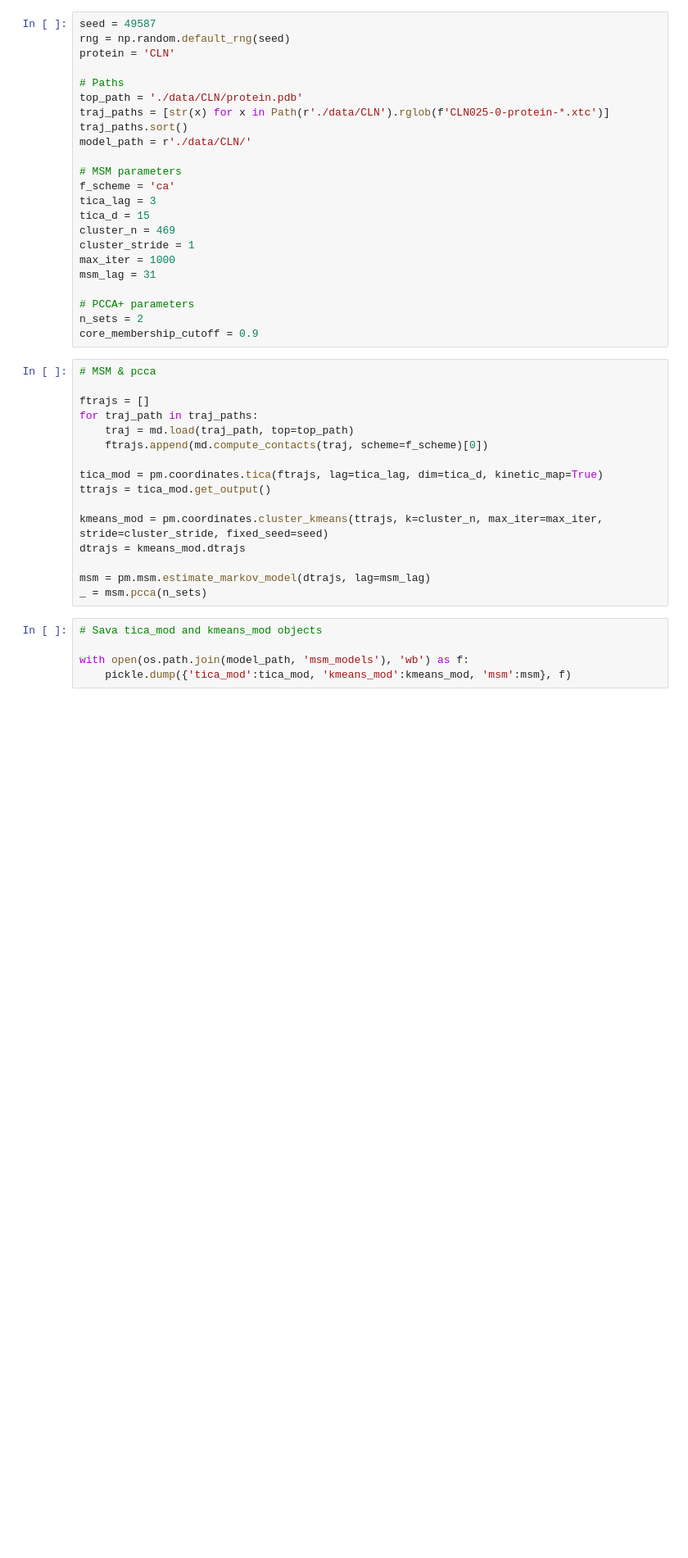
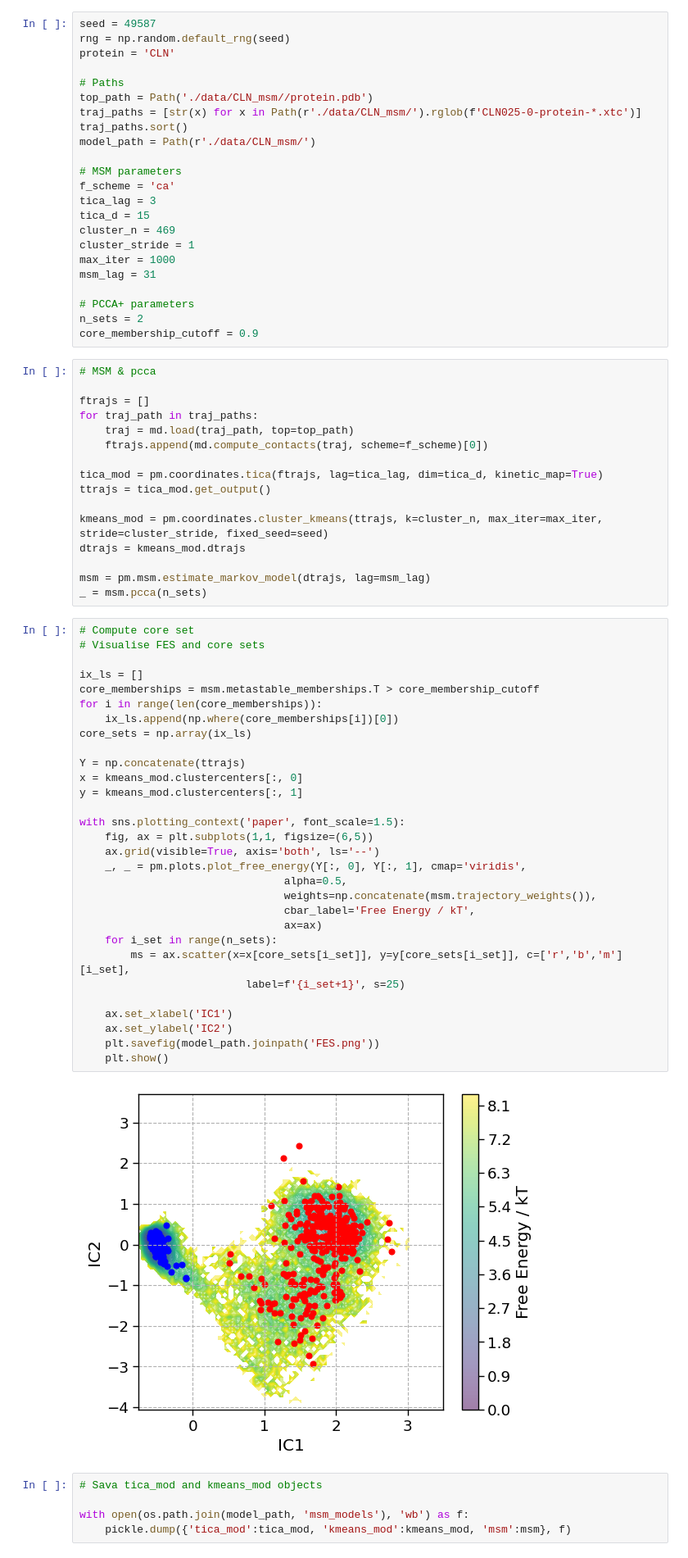
Before and after one commit to meyresearch/tps, a Jupyter notebook: make_msm.ipynb, the cells around one changed output. Shown at 82% size. Drawn from its saved outputs; the diff is of its cells as text; blank space fills up the shorter version.

```diff
--- a/make_msm.ipynb
+++ b/make_msm.ipynb
@@ -14,10 +18,10 @@ rng = np.random.default_rng(seed)
 protein = 'CLN'
 
 # Paths
-top_path = './data/CLN/protein.pdb'
-traj_paths = [str(x) for x in Path(r'./data/CLN').rglob(f'CLN025-0-protein-*.xtc')]
+top_path = Path('./data/CLN_msm//protein.pdb')
+traj_paths = [str(x) for x in Path(r'./data/CLN_msm/').rglob(f'CLN025-0-protein-*.xtc')]
 traj_paths.sort()
-model_path = r'./data/CLN/'
+model_path = Path(r'./data/CLN_msm/')
 
 # MSM parameters
 f_scheme = 'ca'
@@ -47,6 +51,38 @@ dtrajs = kmeans_mod.dtrajs
 
 msm = pm.msm.estimate_markov_model(dtrajs, lag=msm_lag)
 _ = msm.pcca(n_sets)
+# %%
+# Compute core set
+# Visualise FES and core sets
+
+ix_ls = []
+core_memberships = msm.metastable_memberships.T > core_membership_cutoff
+for i in range(len(core_memberships)):
+    ix_ls.append(np.where(core_memberships[i])[0])
+core_sets = np.array(ix_ls)
+
+Y = np.concatenate(ttrajs)
+x = kmeans_mod.clustercenters[:, 0]
+y = kmeans_mod.clustercenters[:, 1]
+
+with sns.plotting_context('paper', font_scale=1.5):
+    fig, ax = plt.subplots(1,1, figsize=(6,5))
+    ax.grid(visible=True, axis='both', ls='--')
+    _, _ = pm.plots.plot_free_energy(Y[:, 0], Y[:, 1], cmap='viridis',
+                                alpha=0.5,
+                                weights=np.concatenate(msm.trajectory_weights()),
+                                cbar_label='Free Energy / kT',
+                                ax=ax)
+    for i_set in range(n_sets):
+        ms = ax.scatter(x=x[core_sets[i_set]], y=y[core_sets[i_set]], c=['r','b','m'][i_set],
+                          label=f'{i_set+1}', s=25)
+
+    ax.set_xlabel('IC1')
+    ax.set_ylabel('IC2')
+    plt.savefig(model_path.joinpath('FES.png'))
+    plt.show()
+# %% [output]
+[figure, added]
 # %%
 # Sava tica_mod and kmeans_mod objects
 
```
Also changed, not shown: parts of 1 cell of this notebook.
